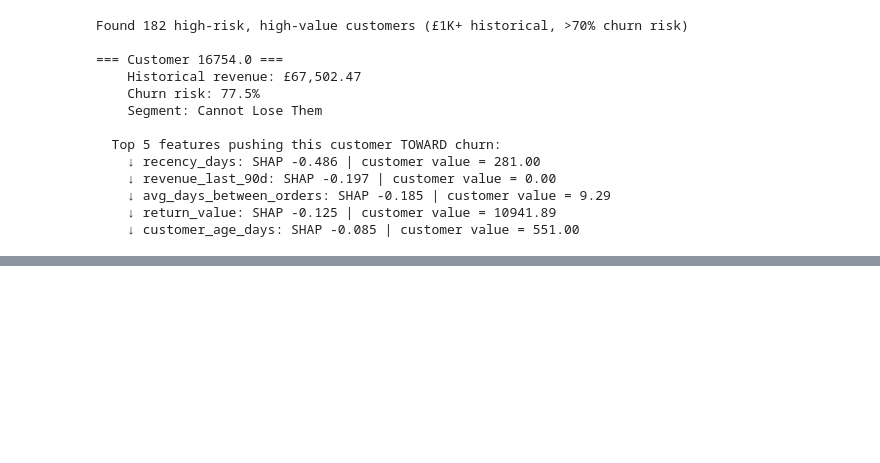
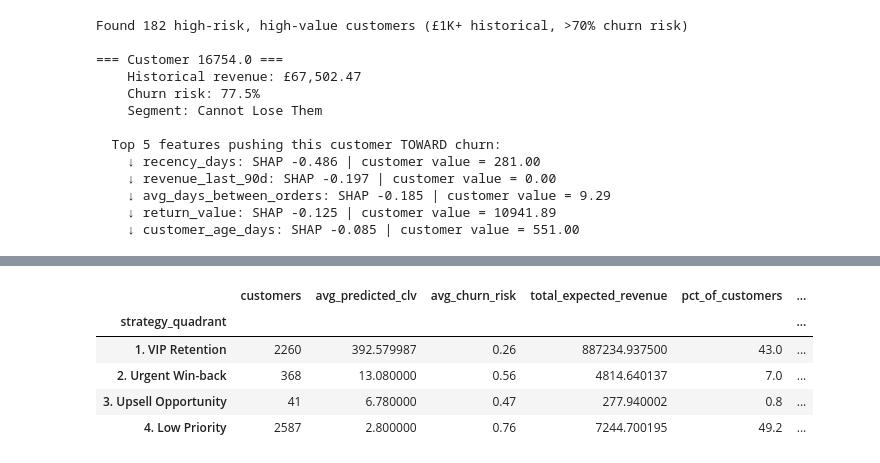
Before and after one commit to JomarHAN/ML-UCI-Online-Retail-II, a Jupyter notebook: notebooks/06_churn_prediction.ipynb, the cells around one changed output, grey strips where cells are left out. Drawn from its saved outputs; the diff is of its cells as text; code cells hidden in the pictures; blank space fills up the shorter version.

```diff
--- a/notebooks/06_churn_prediction.ipynb
+++ b/notebooks/06_churn_prediction.ipynb
@@ -515,0 +523,44 @@ Found 182 high-risk, high-value customers (£1K+ historical, >70% churn risk)
+# %%
+# Load CLV predictions
+clv = pd.read_parquet(PROCESSED_DIR / 'clv_predictions.parquet')
+
+# Join CLV and run
+joined = predictions.merge(
+    clv[['CustomerID', 'predicted_clv_90d']],
+    on='CustomerID', how='left'
+)
+
+# Define quadrants using medians as cutoffs (you can tune these)
+clv_threshold = joined['predicted_clv_90d'].quantile(0.50)
+churn_threshold = 0.50
+
+def assign_quadrant(row):
+    high_clv = row['predicted_clv_90d'] >= clv_threshold
+    high_risk = row['churn_risk'] >= churn_threshold
+    if high_clv and not high_risk:
+        return '1. VIP Retention'
+    if high_clv and high_risk:
+        return '2. Urgent Win-back'
+    if not high_clv and not high_risk:
+        return '3. Upsell Opportunity'
+    return '4. Low Priority'
+
+joined['strategy_quadrant'] = joined.apply(assign_quadrant, axis=1)
+
+quadrant_summary = joined.groupby('strategy_quadrant').agg(
+    customers=('CustomerID', 'count'),
+    avg_predicted_clv=('predicted_clv_90d', 'mean'),
+    avg_churn_risk=('churn_risk', 'mean'),
+    total_expected_revenue=('predicted_clv_90d', 'sum')
+).round(2)
+
+quadrant_summary['pct_of_customers'] = (quadrant_summary['customers'] / quadrant_summary['customers'].sum() *100).round(1)
+quadrant_summary['pct_of_revenue'] = (quadrant_summary['total_expected_revenue'] / quadrant_summary['total_expected_revenue'].sum() * 100).round(1)
+quadrant_summary
+# %% [output]
+|  | customers | avg_predicted_clv | avg_churn_risk | total_expected_revenue | pct_of_customers | ... |
+| strategy_quadrant |  |  |  |  |  | ... |
+| 1. VIP Retention | 2260 | 392.579987 | 0.26 | 887234.937500 | 43.0 | ... |
+| 2. Urgent Win-back | 368 | 13.080000 | 0.56 | 4814.640137 | 7.0 | ... |
+| 3. Upsell Opportunity | 41 | 6.780000 | 0.47 | 277.940002 | 0.8 | ... |
+| 4. Low Priority | 2587 | 2.800000 | 0.76 | 7244.700195 | 49.2 | ... |
```
Also changed, not shown: parts of 3 cells of this notebook, 1 other file.
